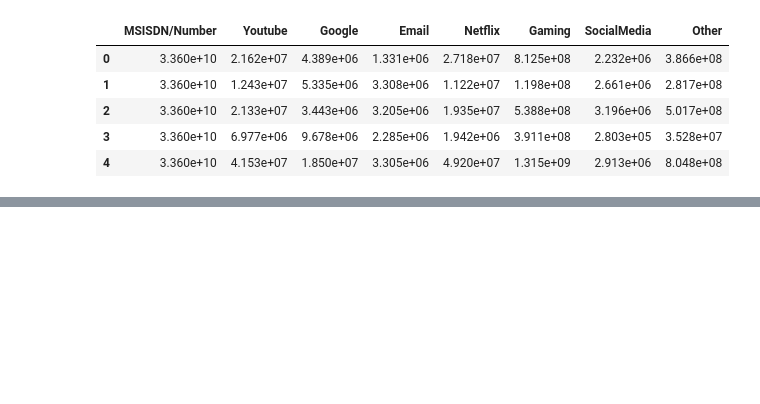
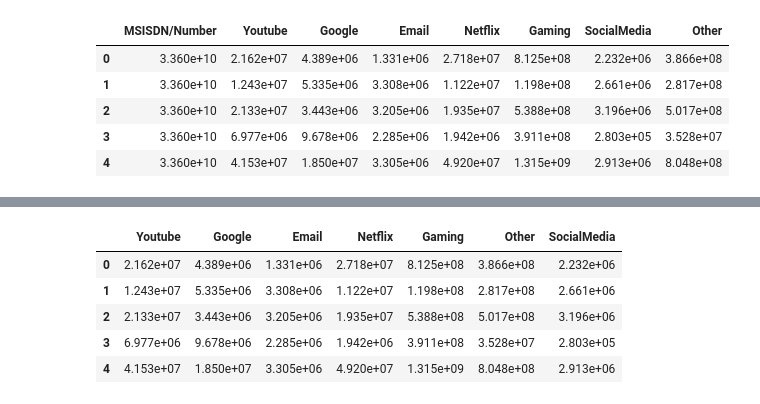
Before and after one commit to bereketkibru/User_Analytics_in_telecom, a Jupyter notebook: notebooks/User Engagement analysis.ipynb, the cells around one changed output, grey strips where cells are left out. Saved outputs shown, nothing was run; the diff lists cells and outputs as text; code cells hidden in the pictures; blank space fills up the shorter version.

```diff
--- a/notebooks/User Engagement analysis.ipynb
+++ b/notebooks/User Engagement analysis.ipynb
@@ -396,0 +516,17 @@ app_df.head()
+# %%
+cols = ['Youtube',
+        'Google',
+        'Email',
+        'Netflix',
+        'Gaming',
+        'Other',
+        'SocialMedia']
+app_data=app_df[cols]
+app_data.head()
+# %% [output]
+|  | Youtube | Google | Email | Netflix | Gaming | Other | SocialMedia |
+| 0 | 2.162e+07 | 4.389e+06 | 1.331e+06 | 2.718e+07 | 8.125e+08 | 3.866e+08 | 2.232e+06 |
+| 1 | 1.243e+07 | 5.335e+06 | 3.308e+06 | 1.122e+07 | 1.198e+08 | 2.817e+08 | 2.661e+06 |
+| 2 | 2.133e+07 | 3.443e+06 | 3.205e+06 | 1.935e+07 | 5.388e+08 | 5.017e+08 | 3.196e+06 |
+| 3 | 6.977e+06 | 9.678e+06 | 2.285e+06 | 1.942e+06 | 3.911e+08 | 3.528e+07 | 2.803e+05 |
+| 4 | 4.153e+07 | 1.850e+07 | 3.305e+06 | 4.920e+07 | 1.315e+09 | 8.048e+08 | 2.913e+06 |
```
Also changed, not shown: parts of 25 cells of this notebook.
